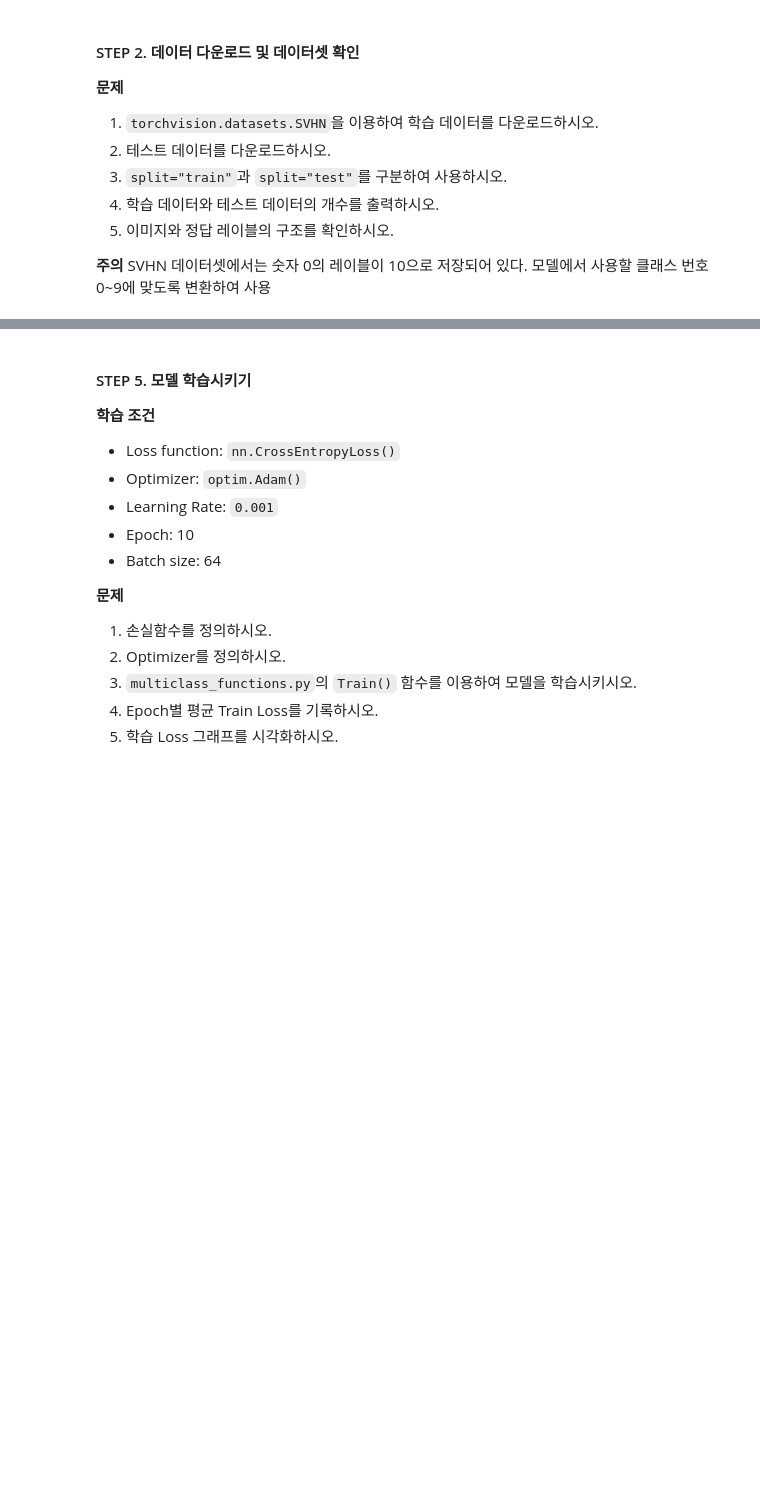
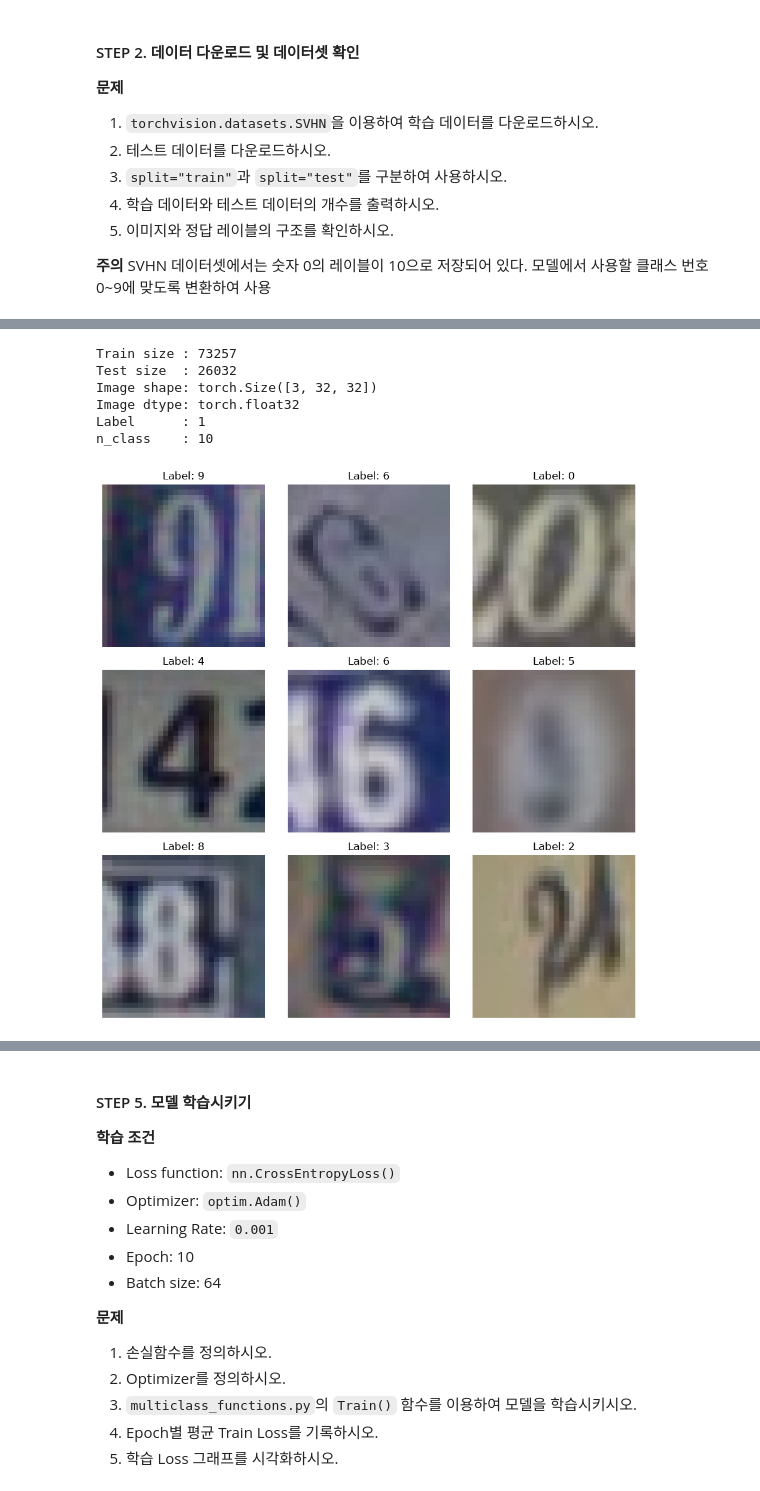
Before and after one commit to TemplariParu/PyTorch, a Jupyter notebook: 05.CNN/CNN_SVHN.ipynb, the cells around one changed output, grey strips where cells are left out. Drawn from its saved outputs; the diff is of its cells as text; code cells hidden in the pictures; blank space fills up the shorter version.

```diff
--- a/05.CNN/CNN_SVHN.ipynb
+++ b/05.CNN/CNN_SVHN.ipynb
@@ -109,0 +115,16 @@ train_DS.classes=[str(i)for i in range(10)]
+# %%
+x, y = train_DS[0]
+
+print('Train size :', len(train_DS))
+print('Test size  :', len(test_DS))
+print('Image shape:', x.shape)
+print('Image dtype:', x.dtype)
+print('Label      :', y)
+print('n_class    :', len(train_DS.classes))
+# %% [output]
+Train size : 73257
+Test size  : 26032
+Image shape: torch.Size([3, 32, 32])
+Image dtype: torch.float32
+Label      : 1
+n_class    : 10
@@ -110,3 +139,45 @@ train_DS.classes=[str(i)for i in range(10)]
+# %%
+x_train_ts = torch.tensor(x_train, dtype=torch.float32) / 255.
+x_val_ts = torch.tensor(x_val, dtype=torch.float32) / 255.
+
+y_train_ts = torch.tensor(y_train, dtype=torch.long)
+y_val_ts = torch.tensor(y_val, dtype=torch.long)
+
+train_subset = TensorDataset(x_train_ts, y_train_ts)
+val_subset = TensorDataset(x_val_ts, y_val_ts)
+# %%
+train_DL = DataLoader(
+    train_subset,
+    batch_size=BATCH_SIZE,
+    shuffle=True
+)
+
+val_DL = DataLoader(
+    val_subset,
+    batch_size=BATCH_SIZE,
+    shuffle=False
+)
+
+test_DL = DataLoader(
+    test_DS,
+    batch_size=BATCH_SIZE,
+    shuffle=False
+)
+# %%
+x_batch, y_batch = next(iter(train_DL))
+
+plt.figure(figsize=(9, 9))
+
+for i in range(9):
+    plt.subplot(3, 3, i + 1)
+    plt.imshow(x_batch[i].permute(1, 2, 0))
+    plt.title(f'Label: {y_batch[i].item()}')
+    plt.axis('off')
+
+plt.tight_layout()
+plt.show()
+# %% [output]
+[figure, added]
 # %% [markdown]
 #### STEP 4. CNN 모델 만들기
 
```
Also changed, not shown: parts of 17 cells of this notebook, 3 other files.
